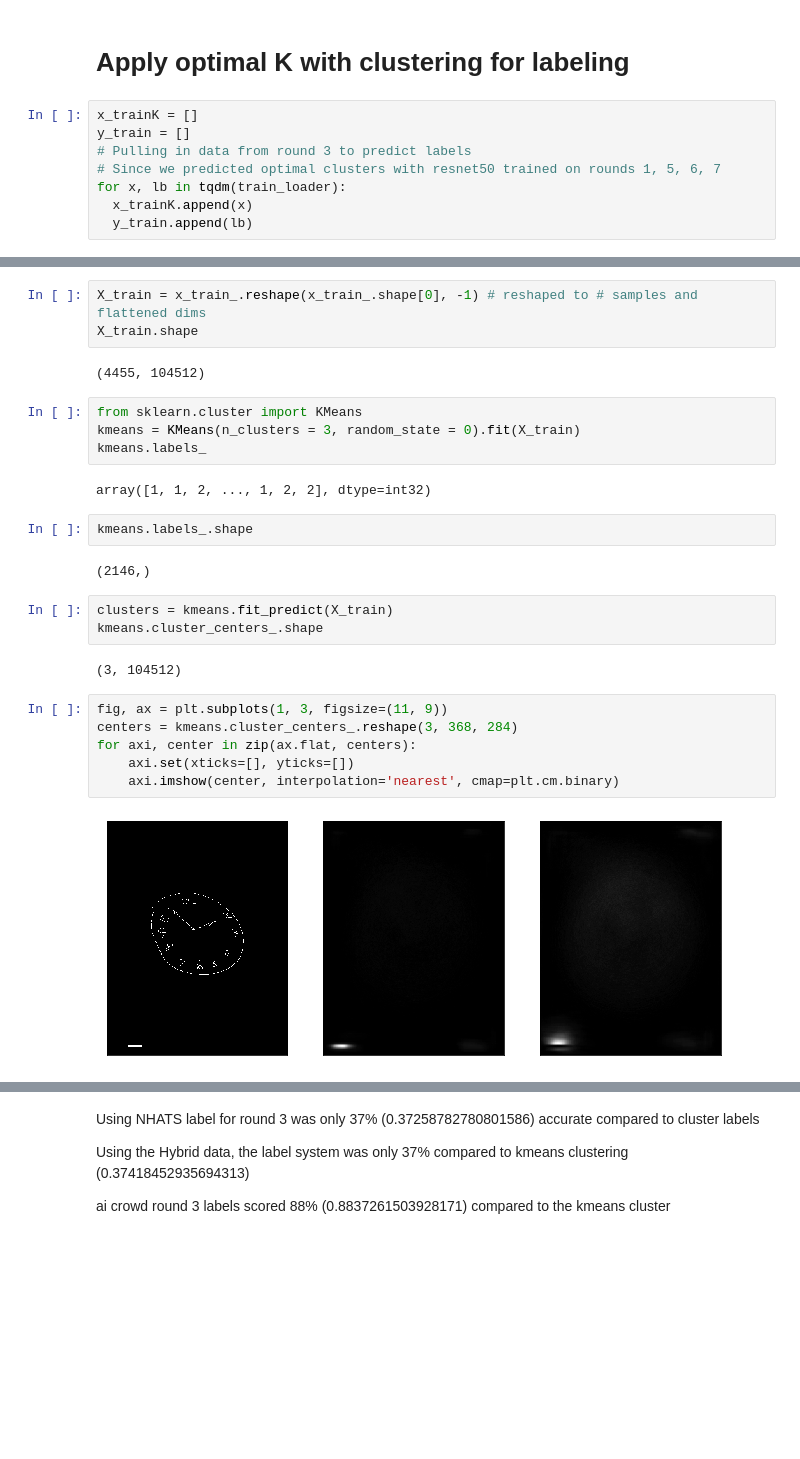
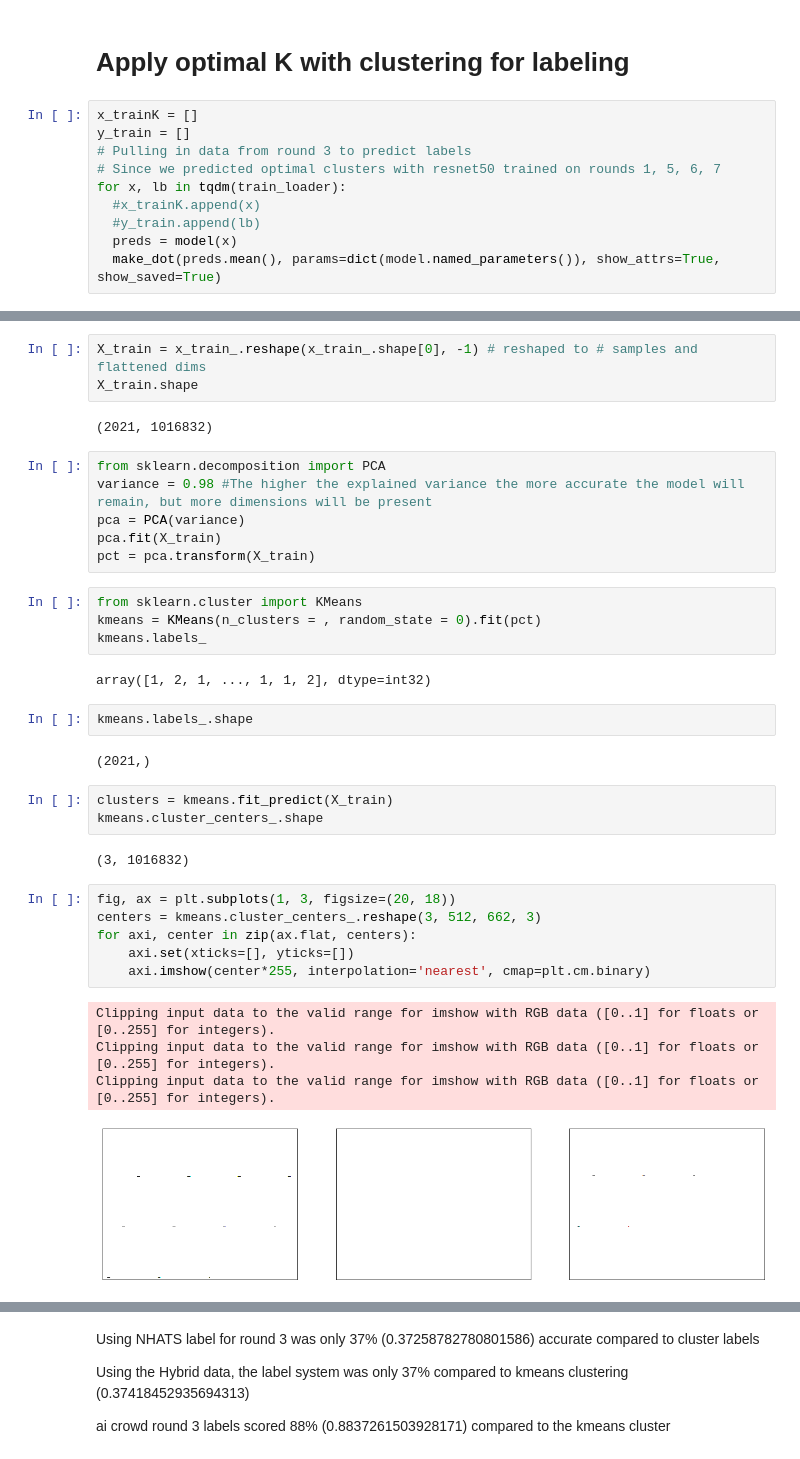
Before and after one commit to ian-byrne/MADSmilestone2, a Jupyter notebook: Transfer_Learning_Kmeans.ipynb, the cells around one changed output, grey strips where cells are left out. Saved outputs shown, nothing was run; the diff lists cells and outputs as text; blank space fills up the shorter version.

```diff
--- a/Transfer_Learning_Kmeans.ipynb
+++ b/Transfer_Learning_Kmeans.ipynb
@@ -484,5 +510,7 @@ y_train = []
 # Pulling in data from round 3 to predict labels
 # Since we predicted optimal clusters with resnet50 trained on rounds 1, 5, 6, 7
 for x, lb in tqdm(train_loader):
-  x_trainK.append(x)
-  y_train.append(lb)
+  #x_trainK.append(x)
+  #y_train.append(lb)
+  preds = model(x)
+  make_dot(preds.mean(), params=dict(model.named_parameters()), show_attrs=True, show_saved=True)
@@ -515,30 +555,39 @@ array([[[[[1., 1., 1., ..., 1., 1., 1.],
 X_train = x_train_.reshape(x_train_.shape[0], -1) # reshaped to # samples and flattened dims
 X_train.shape
 # %% [output]
-(4455, 104512)
+(2021, 1016832)
+# %%
+from sklearn.decomposition import PCA
+variance = 0.98 #The higher the explained variance the more accurate the model will remain, but more dimensions will be present
+pca = PCA(variance)
+pca.fit(X_train)
+pct = pca.transform(X_train)
 # %%
 from sklearn.cluster import KMeans
-kmeans = KMeans(n_clusters = 3, random_state = 0).fit(X_train)
+kmeans = KMeans(n_clusters = , random_state = 0).fit(pct)
 kmeans.labels_
 # %% [output]
-array([1, 1, 2, ..., 1, 2, 2], dtype=int32)
+array([1, 2, 1, ..., 1, 1, 2], dtype=int32)
 # %%
 kmeans.labels_.shape
 # %% [output]
-(2146,)
+(2021,)
 # %%
 clusters = kmeans.fit_predict(X_train)
 kmeans.cluster_centers_.shape
 # %% [output]
-(3, 104512)
+(3, 1016832)
 # %%
-fig, ax = plt.subplots(1, 3, figsize=(11, 9))
-centers = kmeans.cluster_centers_.reshape(3, 368, 284)
+fig, ax = plt.subplots(1, 3, figsize=(20, 18))
+centers = kmeans.cluster_centers_.reshape(3, 512, 662, 3)
 for axi, center in zip(ax.flat, centers):
     axi.set(xticks=[], yticks=[])
-    axi.imshow(center, interpolation='nearest', cmap=plt.cm.binary)
+    axi.imshow(center*255, interpolation='nearest', cmap=plt.cm.binary)
 # %% [output]
+Clipping input data to the valid range for imshow with RGB data ([0..1] for floats or [0..255] for integers).
+Clipping input data to the valid range for imshow with RGB data ([0..1] for floats or [0..255] for integers).
+Clipping input data to the valid range for imshow with RGB data ([0..1] for floats or [0..255] for integers).
-[figure, old version]
+[figure, new version]
 # %%
 from scipy.stats import mode
 from sklearn.metrics import accuracy_score
```
Also changed, not shown: parts of 14 cells of this notebook.
